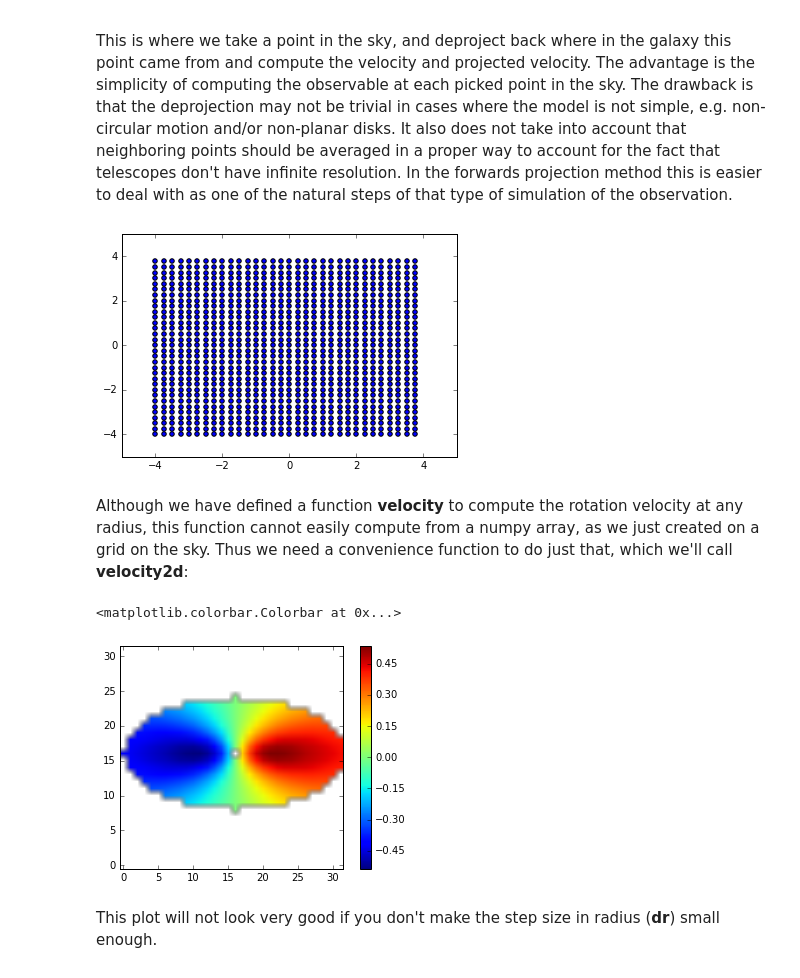
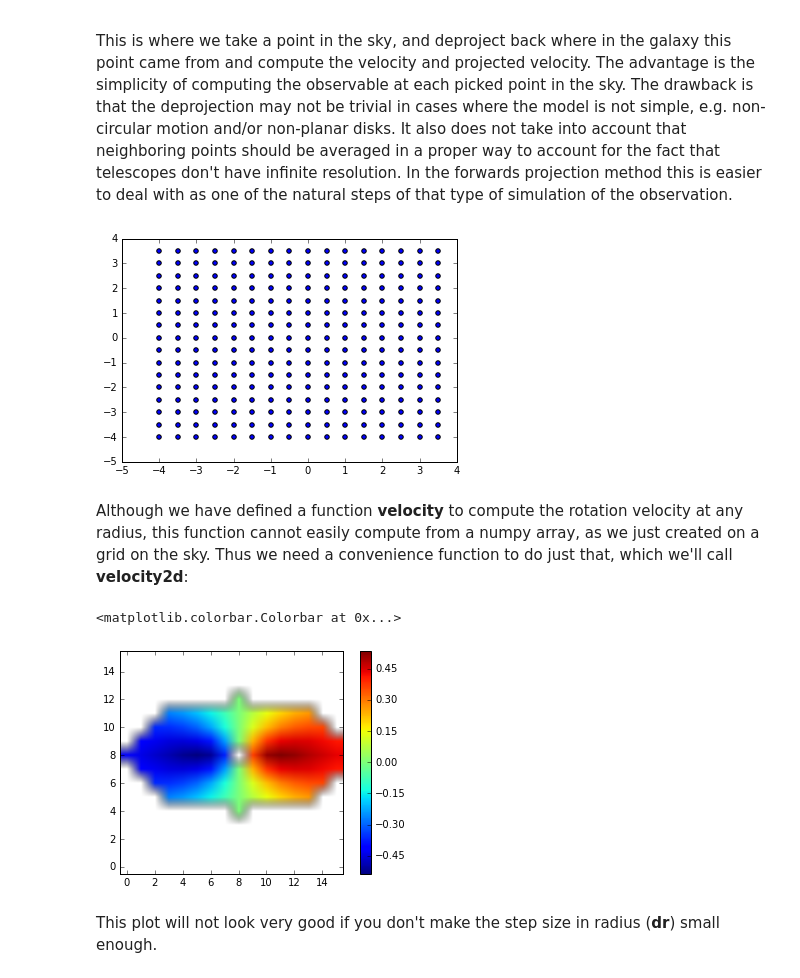
Before and after one commit to teuben/SLICA, a Jupyter notebook: notebooks/orbits.ipynb, the cells around one changed output. Saved outputs shown, nothing was run; the diff lists cells and outputs as text; code cells hidden in the pictures.

```diff
--- a/notebooks/orbits.ipynb
+++ b/notebooks/orbits.ipynb
@@ -140,15 +140,17 @@ Perhaps you can already see some flaws in this approach. But it's a more general
 
 This is where we take a point in the sky, and deproject back where in the galaxy this point came from and compute the velocity and projected velocity. The advantage is the simplicity of computing the observable at each picked point in the sky. The drawback is that the deprojection may not be trivial in cases where the model is not simple, e.g. non-circular motion and/or non-planar disks. It also does not take into account that neighboring points should be averaged in a proper way to account for the fact that telescopes don't have infinite resolution. In the forwards projection method this is easier to deal with as one of the natural steps of that type of simulation of the observation.
 # %%
-dr = 0.25                         # grid size
+dr = 0.5                         # grid size
 x = np.arange(-r0,r0,dr)
 y = np.arange(-r0,r0,dr)
 xx,yy = np.meshgrid(x,y)
 rr = np.sqrt(xx*xx+(yy/cosi)**2)
-if r0/dr < 20:
+if r0/dr < 20:                    # only plot if we don't have too many trees in the forest
     plt.scatter(xx,yy)
+else:
+    print("Skipping plot")
 # %% [output]
-[figure, old version]
+[figure, new version]
 # %% [markdown]
 Although we have defined a function **velocity** to compute the rotation velocity at any radius, this function cannot easily compute from a numpy array, as we just created on a grid on the sky. Thus we need a convenience function to do just that, which we'll call **velocity2d**:
 # %%
@@ -171,6 +173,6 @@ plt.imshow(vobs,origin=['Lower'])
 plt.colorbar()
 # %% [output]
 <matplotlib.colorbar.Colorbar at 0x...>
-[figure, old version]
+[figure, new version]
 # %% [markdown]
 This plot will not look very good if you don't make the step size in radius (**dr**) small enough.
```
Also changed, not shown: parts of 4 cells of this notebook.
